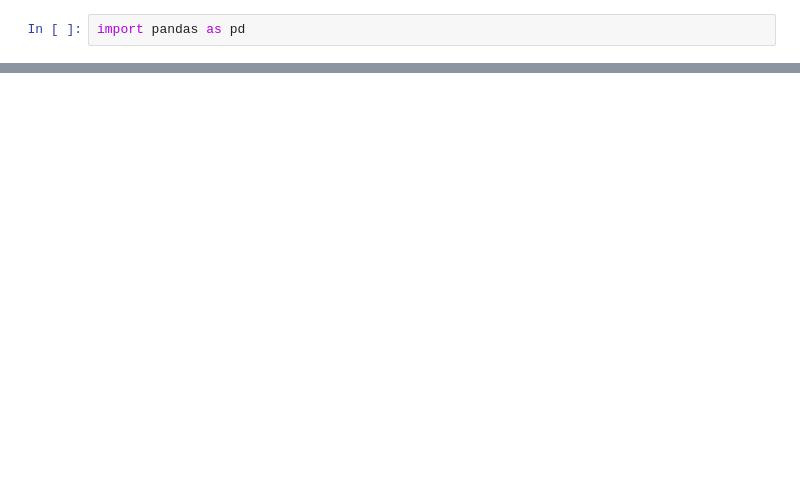
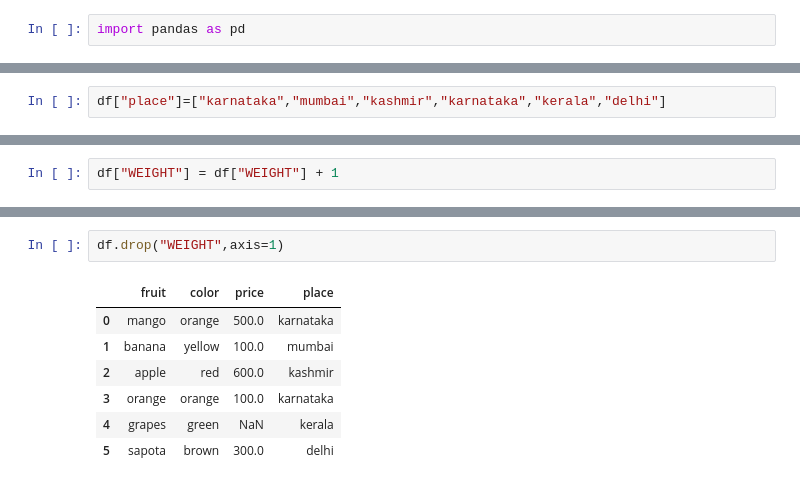
Before and after one commit to Anishmnaik/CodeWithAnish, a Jupyter notebook: python/pandas/pandas.ipynb, the cells around one changed output, grey strips where cells are left out. Saved outputs shown, nothing was run; the diff lists cells and outputs as text; blank space fills up the shorter version.

```diff
--- a/python/pandas/pandas.ipynb
+++ b/python/pandas/pandas.ipynb
@@ -119,0 +241,2 @@ df.describe()    # 50,100,100,300,500,600
+# %%
+df["place"]=["karnataka","mumbai","kashmir","karnataka","kerala","delhi"]
@@ -119,0 +255,2 @@ df.describe()    # 50,100,100,300,500,600
+# %%
+df["WEIGHT"] = df["WEIGHT"] + 1
@@ -119,0 +267,10 @@ df.describe()    # 50,100,100,300,500,600
+# %%
+df.drop("WEIGHT",axis=1)
+# %% [output]
+|  | fruit | color | price | place |
+| 0 | mango | orange | 500.0 | karnataka |
+| 1 | banana | yellow | 100.0 | mumbai |
+| 2 | apple | red | 600.0 | kashmir |
+| 3 | orange | orange | 100.0 | karnataka |
+| 4 | grapes | green | NaN | kerala |
+| 5 | sapota | brown | 300.0 | delhi |
```
Also changed, not shown: parts of 75 cells of this notebook, 4 other files.
